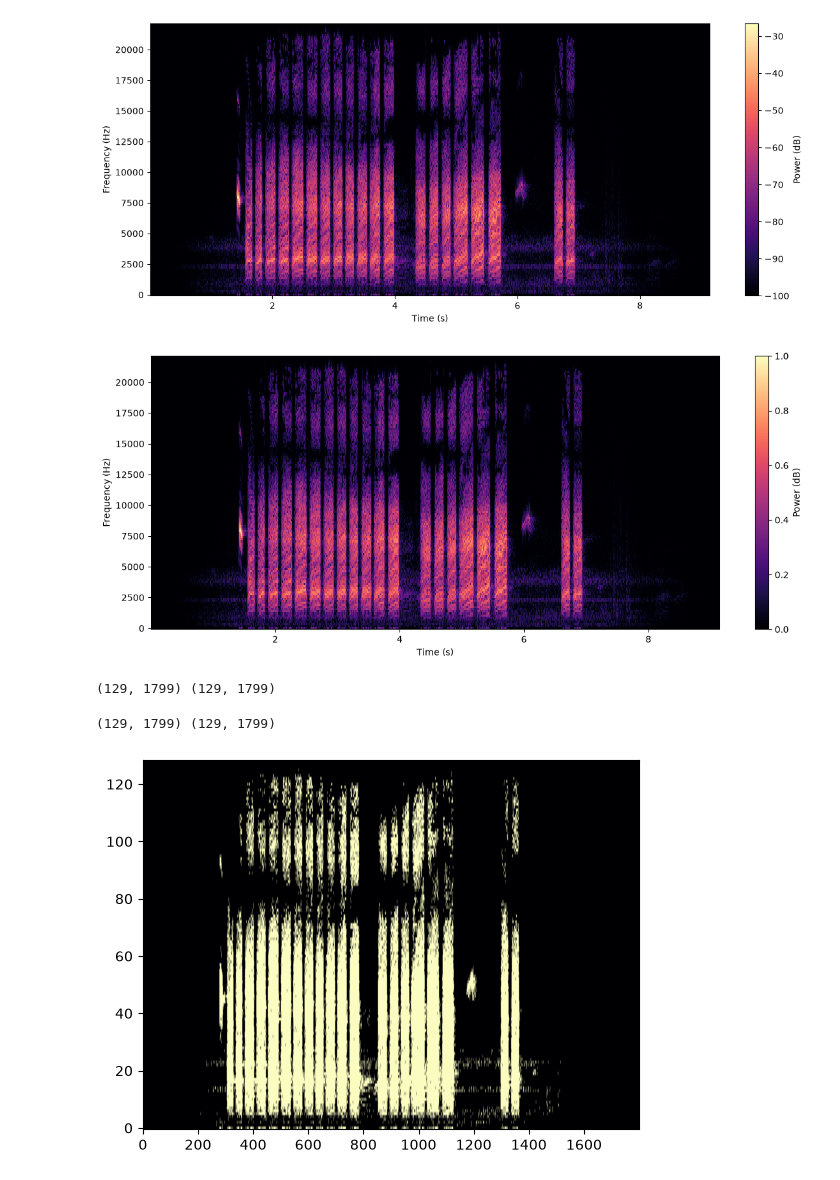
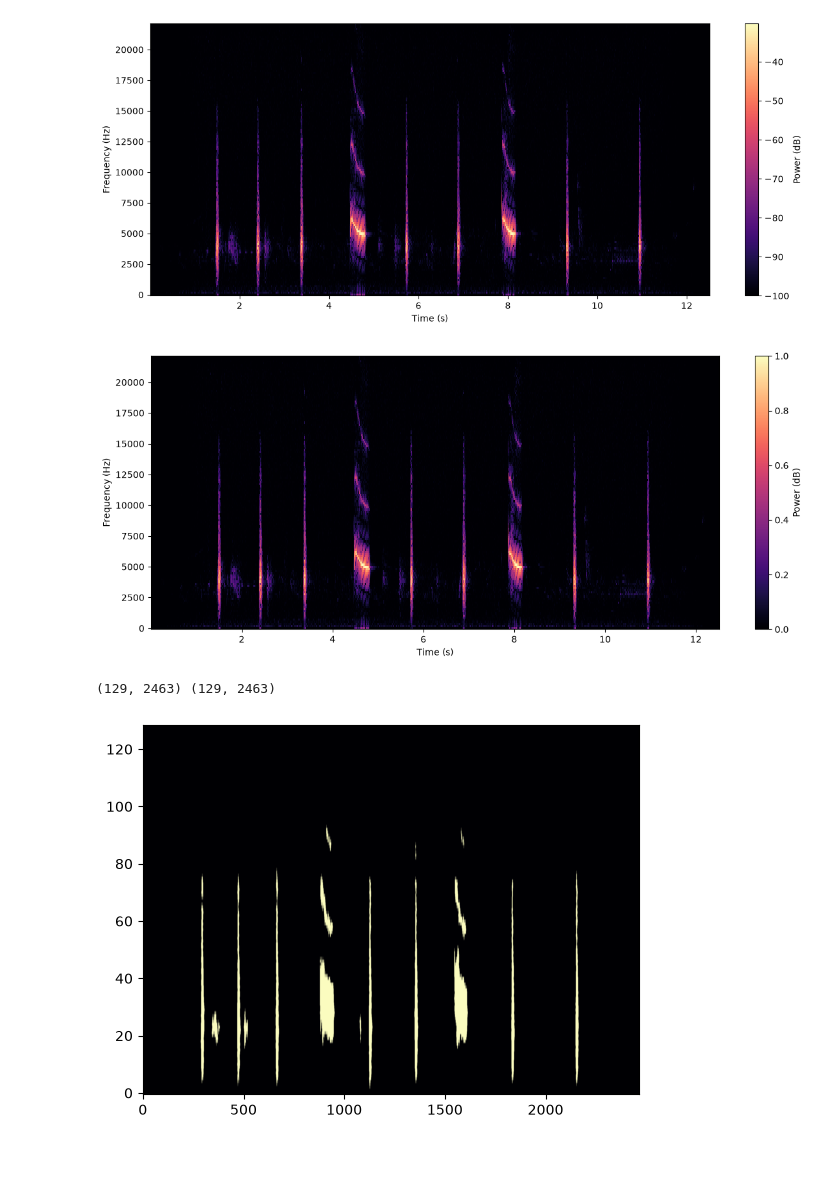
Before and after one commit to mfrans1/Oortje, a Jupyter notebook: test_bed.ipynb, the cells around one changed output. Saved outputs shown, nothing was run; the diff lists cells and outputs as text; code cells hidden in the pictures.

```diff
--- a/test_bed.ipynb
+++ b/test_bed.ipynb
@@ -4,29 +4,25 @@ import matplotlib.pyplot as plt
 from oortje.audio import Audio
 from oortje.spectrogram import Spectrogram
 # %%
-example = Audio("data/wav/14 Tufted Titmouse Call.wav")
+example = Audio("data/wav/25 Red-winged Blackbird Calls.wav")
 spec = Spectrogram(example)
 
 spec.plot()
 # %% [output]
-[figure, old version]
+[figure, new version]
 # %%
 spec.normalize()
 spec.plot()
 # %% [output]
-[figure, old version]
+[figure, new version]
 # %%
 segments = spec.detect_calls(threshold=0.2)
-# %%
-print(segments.shape, spec.power.shape)
-# %% [output]
-(129, 1799) (129, 1799)
 # %%
 plt.imshow(segments, aspect='auto', origin='lower', cmap='magma')
 print(segments.shape, spec.power.shape)
 # %% [output]
-(129, 1799) (129, 1799)
+(129, 2463) (129, 2463)
-[figure, old version]
+[figure, new version]
 # %%
 spec.denormalize()
 # %%
```
Also changed, not shown: parts of 1 cell of this notebook, 1 other file.
